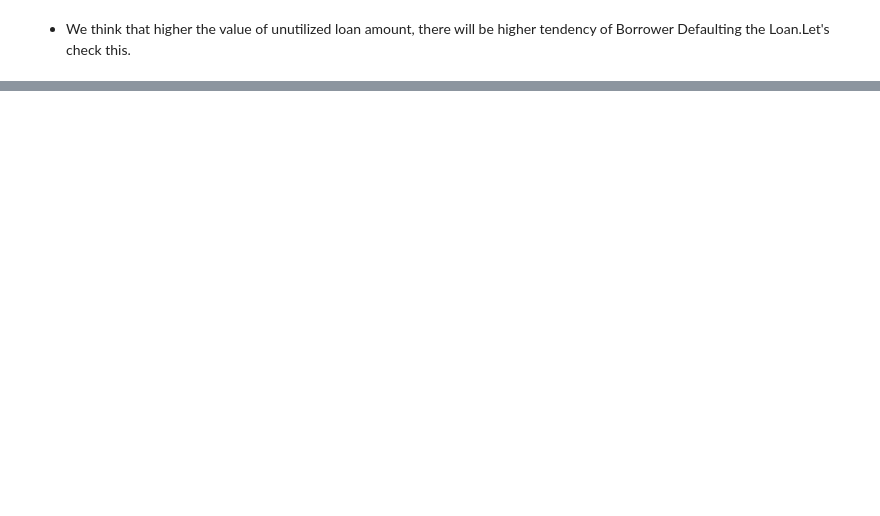
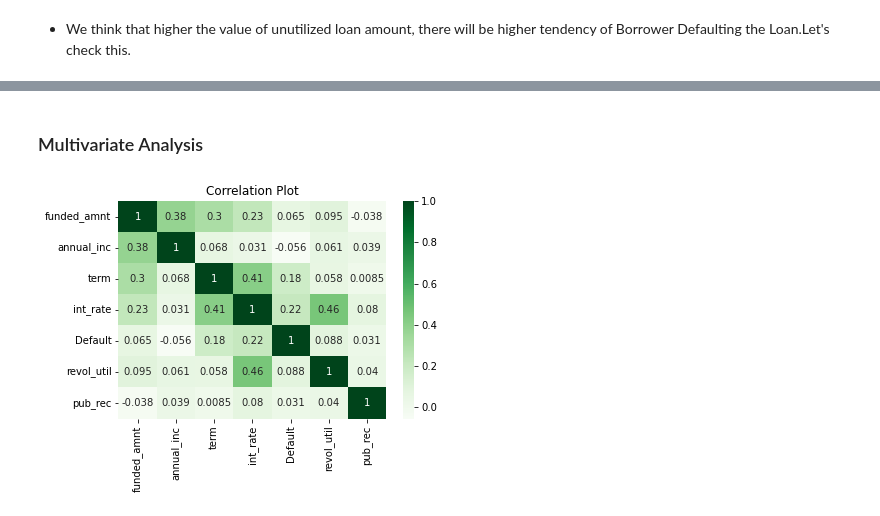
Before and after one commit to KhushiSindhu/Landing-Club-Case-Study, a Jupyter notebook: Santosh.ipynb, the cells around one changed output, grey strips where cells are left out. Cells and saved outputs as stored; diff of their text form; code cells hidden in the pictures; blank space fills up the shorter version.

Commit message:
Multivariate analysis updated

```diff
--- a/Santosh.ipynb
+++ b/Santosh.ipynb
@@ -896,0 +926,11 @@ fig.show()
+# %% [markdown]
+### Multivariate Analysis
+# %%
+# Let's plot heat map to see correlation between some continous variables
+variablesToplot = ['funded_amnt', 'annual_inc', 'term', 'int_rate', 'Default', 'revol_util', 'pub_rec', 'earliest_cr_line']
+loanData_corr = loanData[variablesToplot].corr()
+sbn.heatmap(loanData_corr, cmap="Greens",annot=True)
+plt.title("Correlation Plot")
+plt.show()
+# %% [output]
+[figure, added]
```
Also changed, not shown: parts of 7 cells of this notebook.
